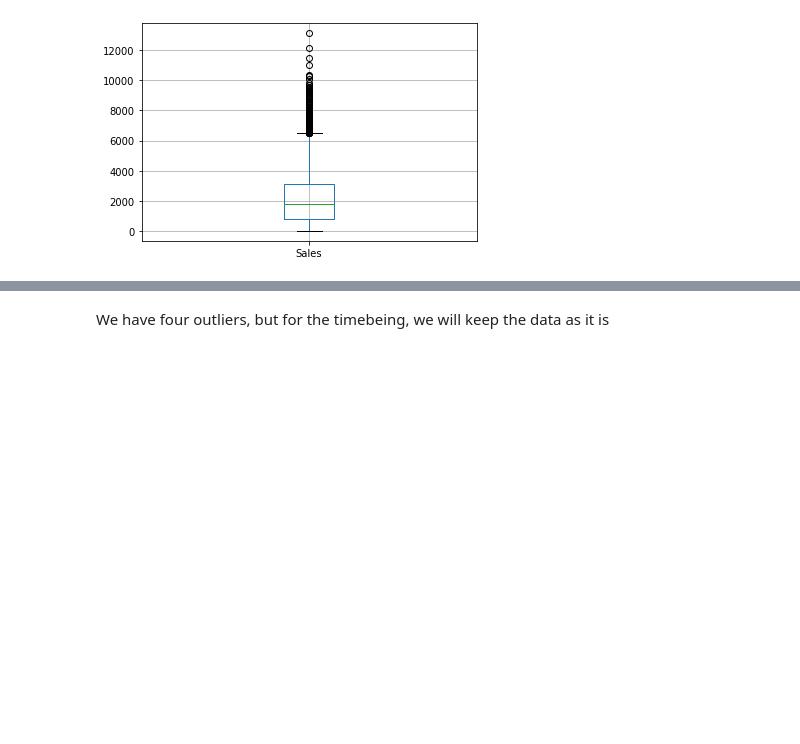
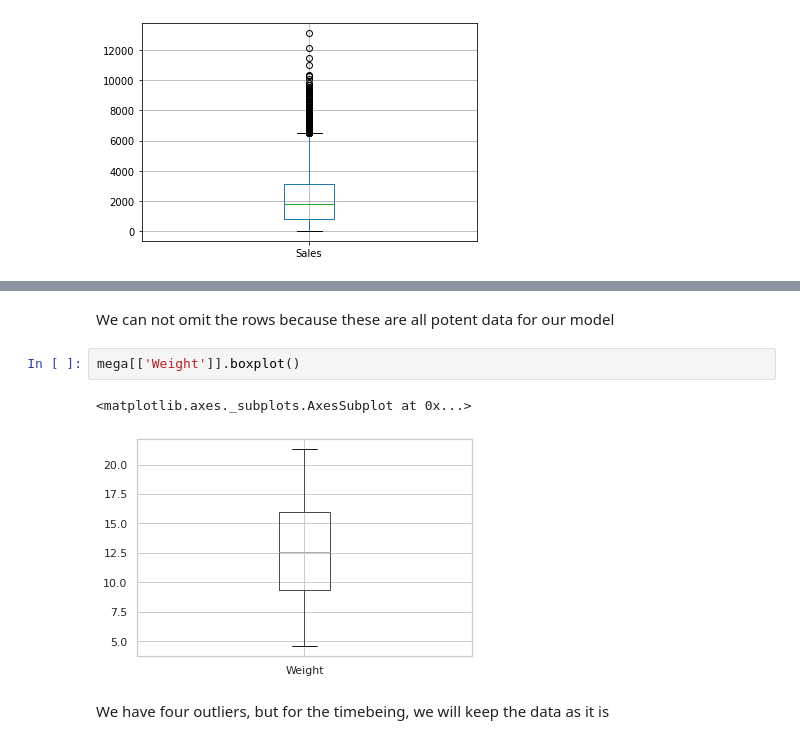
Before and after one commit to ankitkarmakar95/learnings, a Jupyter notebook: Megastore_Data_Analysis.ipynb, the cells around one changed output, grey strips where cells are left out. Saved outputs shown, nothing was run; the diff lists cells and outputs as text; blank space fills up the shorter version.

```diff
--- a/Megastore_Data_Analysis.ipynb
+++ b/Megastore_Data_Analysis.ipynb
@@ -105,6 +107,13 @@ mega[mega['Sales']>10500]
 | 4349 | FDP33 | Snack Foods | NaN | Low Fat | 0.088840 | 254.2672 | OUT_027 | 1985 | ... |
 | 5223 | FDQ19 | Fruits and Vegetables | NaN | Regular | 0.014296 | 242.6512 | OUT_027 | 1985 | ... |
 | 7188 | NCE42 | Household | NaN | Low Fat | 0.010551 | 234.9958 | OUT_027 | 1985 | ... |
+# %% [markdown]
+We can not omit the rows because these are all potent data for our model
+# %%
+mega[['Weight']].boxplot()
+# %% [output]
+<matplotlib.axes._subplots.AxesSubplot at 0x...>
+[figure, added]
 # %% [markdown]
 We have four outliers, but for the timebeing, we will keep the data as it is
 # %%
```
Also changed, not shown: parts of 29 cells of this notebook.
